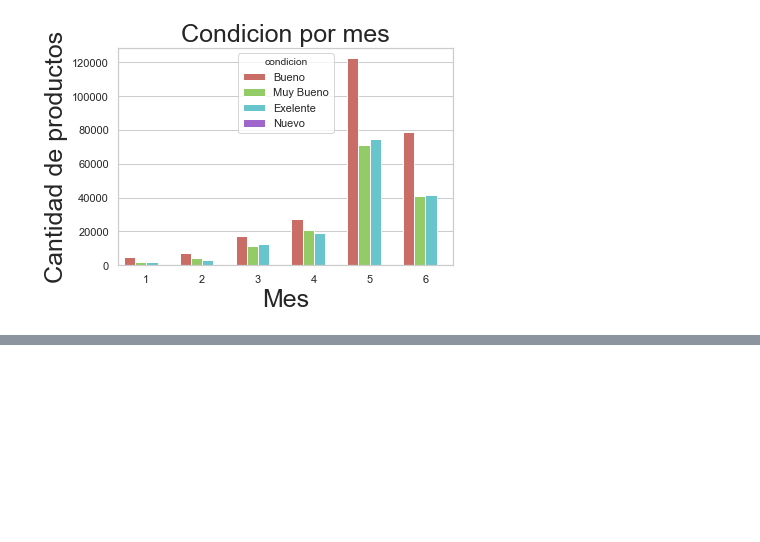
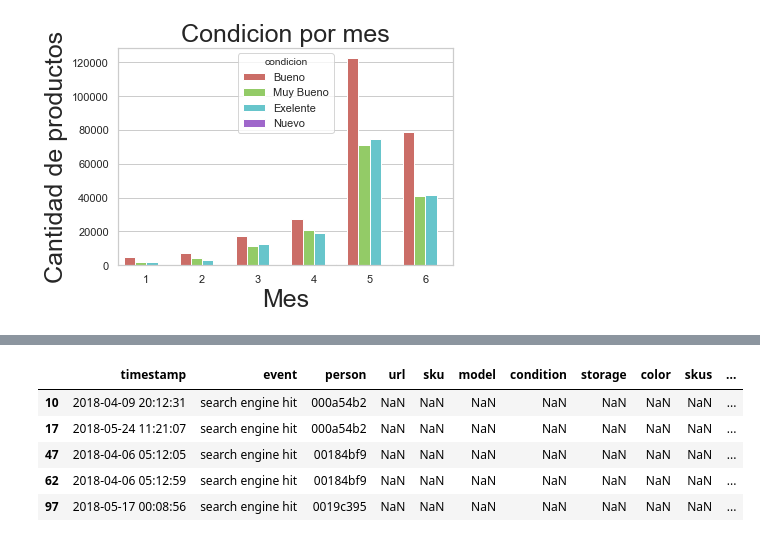
Before and after one commit to asilvestri2020/7506_2C2018, a Jupyter notebook: TP1/Borrador_TP1.ipynb, the cells around one changed output, grey strips where cells are left out. Saved outputs shown, nothing was run; the diff lists cells and outputs as text; code cells hidden in the pictures; blank space fills up the shorter version.

```diff
--- a/TP1/Borrador_TP1.ipynb
+++ b/TP1/Borrador_TP1.ipynb
@@ -626,0 +655,10 @@ Text(0,0.5,'Cantidad de productos')
+# %%
+asd = eventos.loc[eventos['event'] == 'search engine hit']
+asd.head()
+# %% [output]
+|  | timestamp | event | person | url | sku | model | condition | storage | color | skus | ... |
+| 10 | 2018-04-09 20:12:31 | search engine hit | 000a54b2 | NaN | NaN | NaN | NaN | NaN | NaN | NaN | ... |
+| 17 | 2018-05-24 11:21:07 | search engine hit | 000a54b2 | NaN | NaN | NaN | NaN | NaN | NaN | NaN | ... |
+| 47 | 2018-04-06 05:12:05 | search engine hit | 00184bf9 | NaN | NaN | NaN | NaN | NaN | NaN | NaN | ... |
+| 62 | 2018-04-06 05:12:59 | search engine hit | 00184bf9 | NaN | NaN | NaN | NaN | NaN | NaN | NaN | ... |
+| 97 | 2018-05-17 00:08:56 | search engine hit | 0019c395 | NaN | NaN | NaN | NaN | NaN | NaN | NaN | ... |
```
Also changed, not shown: parts of 3 cells of this notebook.
